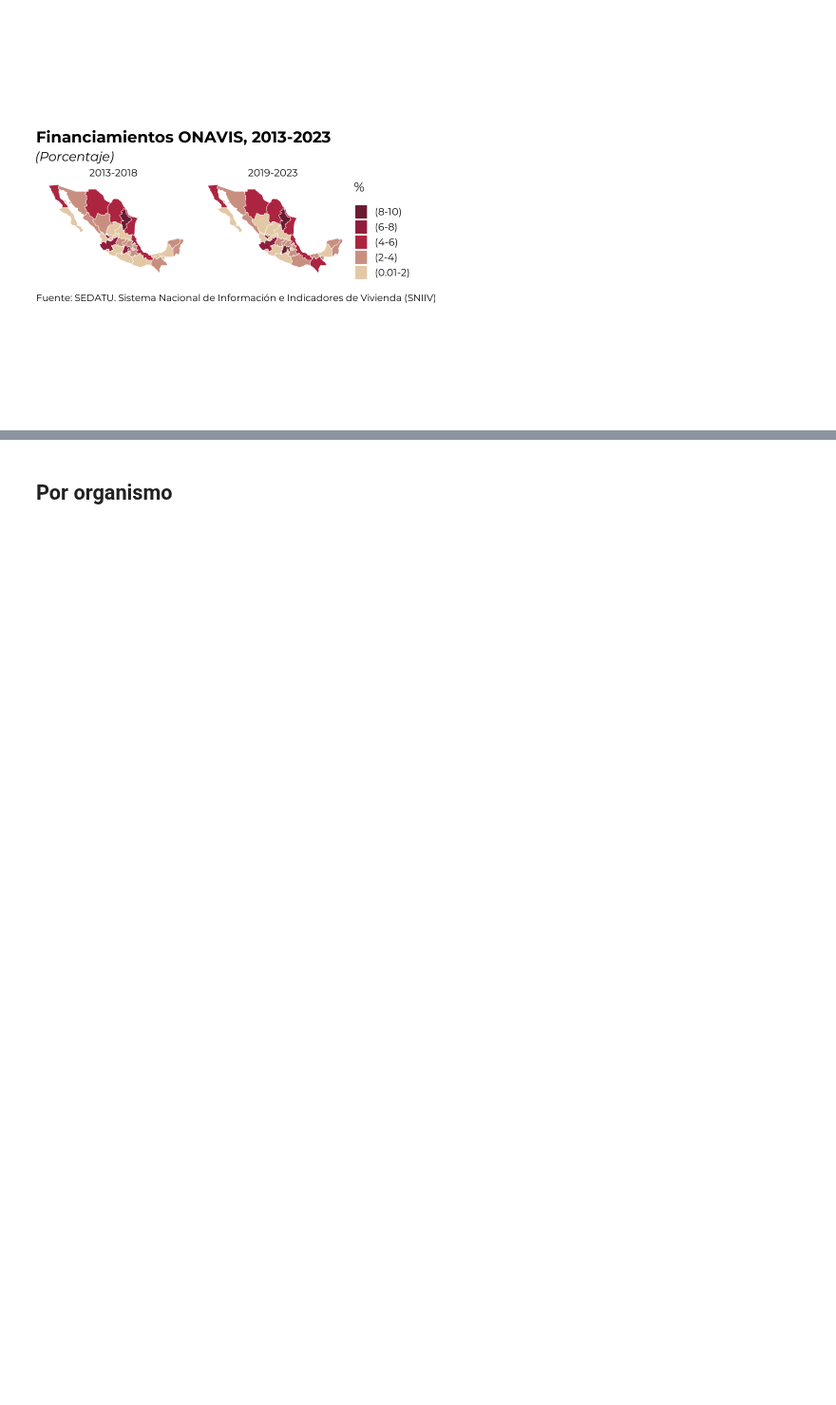
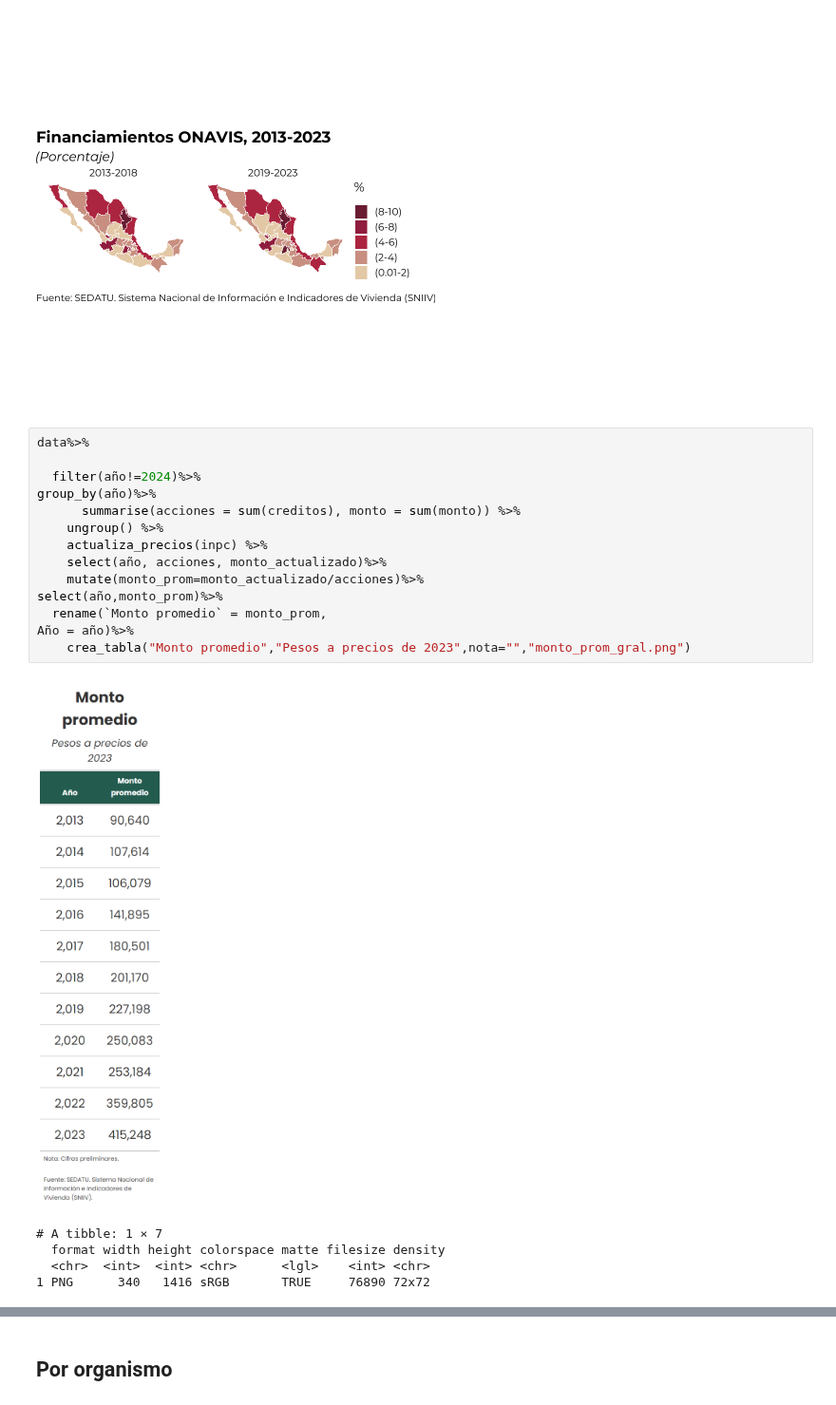
Before and after one commit to claudiodanielpc/datavivi, a Jupyter notebook: datos_cierre_2023.ipynb, the cells around one changed output, grey strips where cells are left out. Shown at 95% size. Cells and saved outputs as stored; diff of their text form; blank space fills up the shorter version.

```diff
--- a/datos_cierre_2023.ipynb
+++ b/datos_cierre_2023.ipynb
@@ -424,3 +497,23 @@ ggsave(paste0("map_general.png"), plot = mapgral, width = 6, height = 4, dpi = 3
 mapgral
 # %% [output]
 [figure]
+# %%
+data%>%
+
+  filter(año!=2024)%>%
+group_by(año)%>%
+      summarise(acciones = sum(creditos), monto = sum(monto)) %>%
+    ungroup() %>%
+    actualiza_precios(inpc) %>%
+    select(año, acciones, monto_actualizado)%>%
+    mutate(monto_prom=monto_actualizado/acciones)%>%
+select(año,monto_prom)%>%
+  rename(`Monto promedio` = monto_prom,
+Año = año)%>%
+    crea_tabla("Monto promedio","Pesos a precios de 2023",nota="","monto_prom_gral.png")
+# %% [output]
+[figure, added]
+# A tibble: 1 × 7
+  format width height colorspace matte filesize density
+  <chr>  <int>  <int> <chr>      <lgl>    <int> <chr>
+1 PNG      340   1416 sRGB       TRUE     76890 72x72
```
Also changed, not shown: parts of 29 cells of this notebook.
